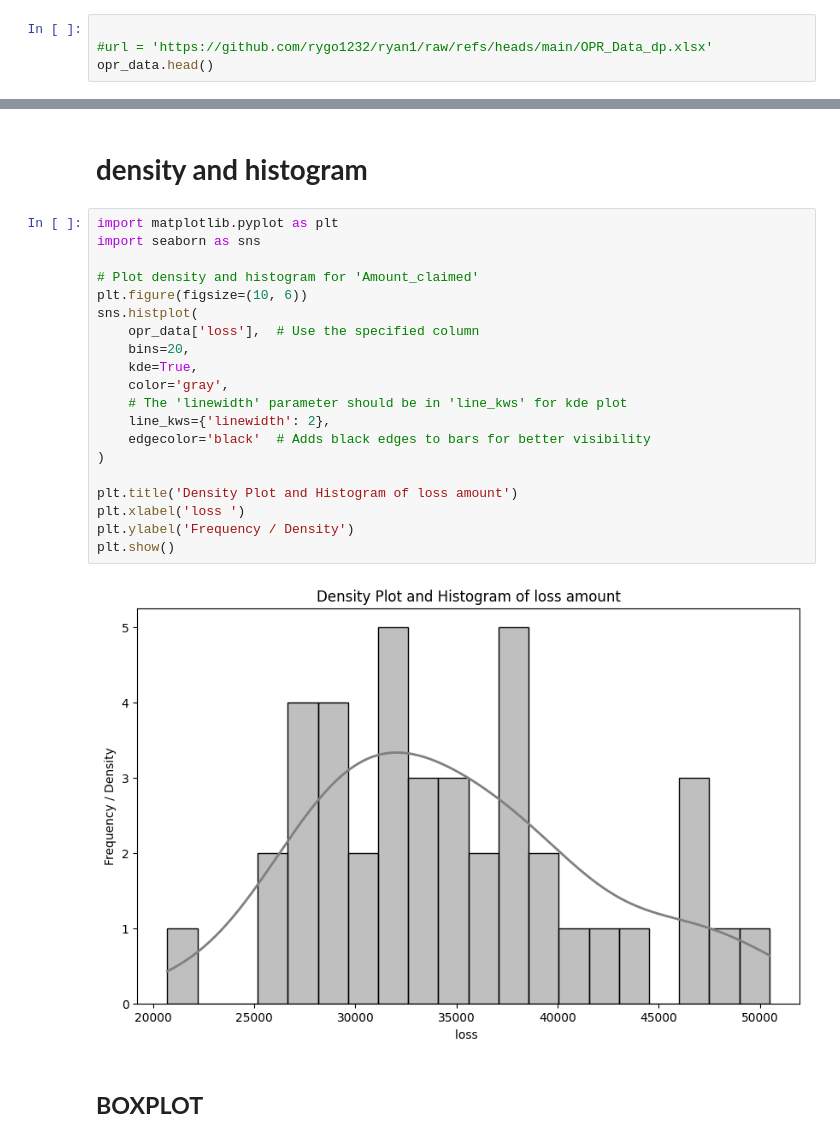
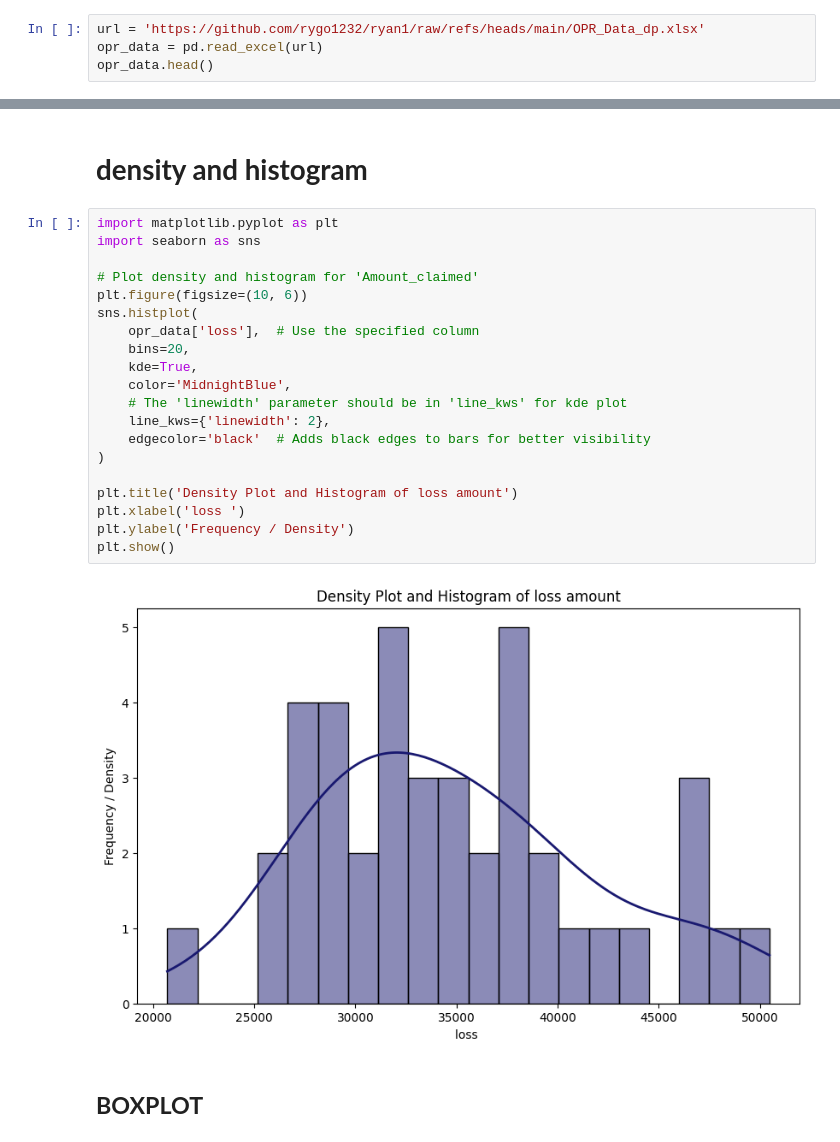
Before and after one commit to rygo1232/ryan1, a Jupyter notebook: DP_MODEL.ipynb, the cells around one changed output, grey strips where cells are left out. Drawn from its saved outputs; the diff is of its cells as text.

```diff
--- a/DP_MODEL.ipynb
+++ b/DP_MODEL.ipynb
@@ -33,6 +87,6 @@ tfd = tfp.distributions
 # %%
-
-#url = 'https://github.com/rygo1232/ryan1/raw/refs/heads/main/OPR_Data_dp.xlsx'
+url = 'https://github.com/rygo1232/ryan1/raw/refs/heads/main/OPR_Data_dp.xlsx'
+opr_data = pd.read_excel(url)
 opr_data.head()
 # %% [output]
 |  | Date | loss | Internal_fraud | External_fraud | Employ_PWS | Clients_PBP | Disaster | ICT_Failure | ... |
@@ -74,25 +100,25 @@ plt.gca().spines[['top', 'right',]].set_visible(False)
 # %%
 import matplotlib.pyplot as plt
 import seaborn as sns
 
 # Plot density and histogram for 'Amount_claimed'
 plt.figure(figsize=(10, 6))
 sns.histplot(
     opr_data['loss'],  # Use the specified column
     bins=20,
     kde=True,
-    color='gray',
+    color='MidnightBlue',
     # The 'linewidth' parameter should be in 'line_kws' for kde plot
     line_kws={'linewidth': 2},
     edgecolor='black'  # Adds black edges to bars for better visibility
 )
 
 plt.title('Density Plot and Histogram of loss amount')
 plt.xlabel('loss ')
 plt.ylabel('Frequency / Density')
 plt.show()
 # %% [output]
-[figure, old version]
+[figure, new version]
 # %% [markdown]
 ## **BOXPLOT**
 # %%
```
Also changed, not shown: parts of 50 cells of this notebook.
